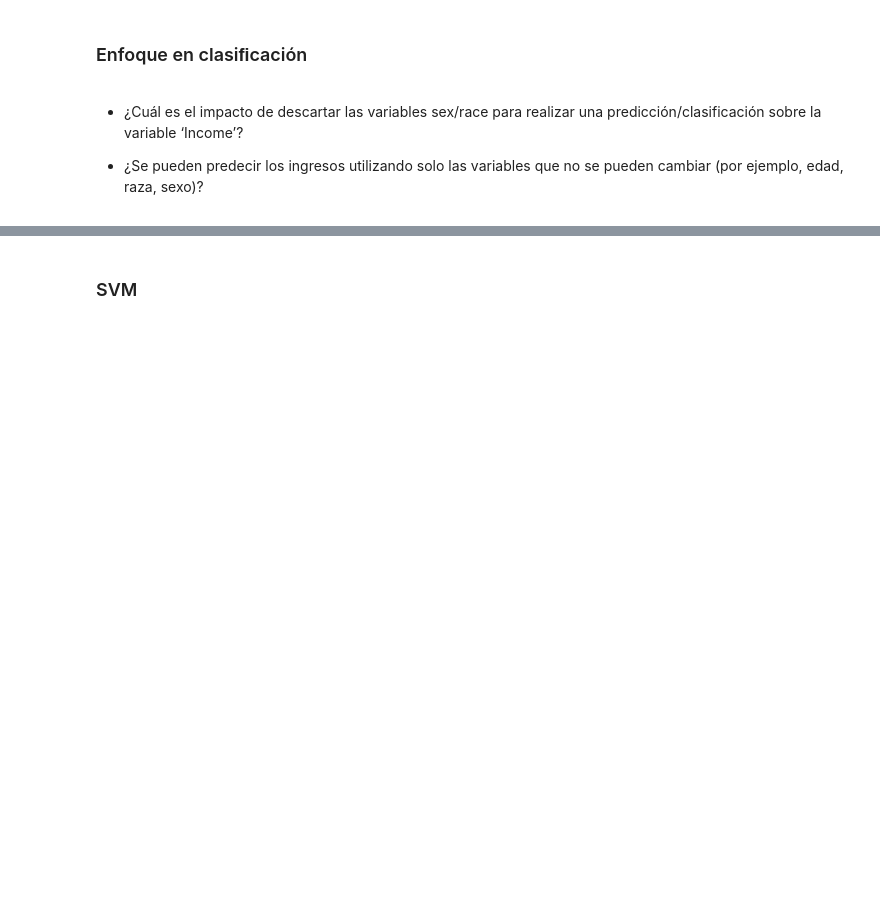
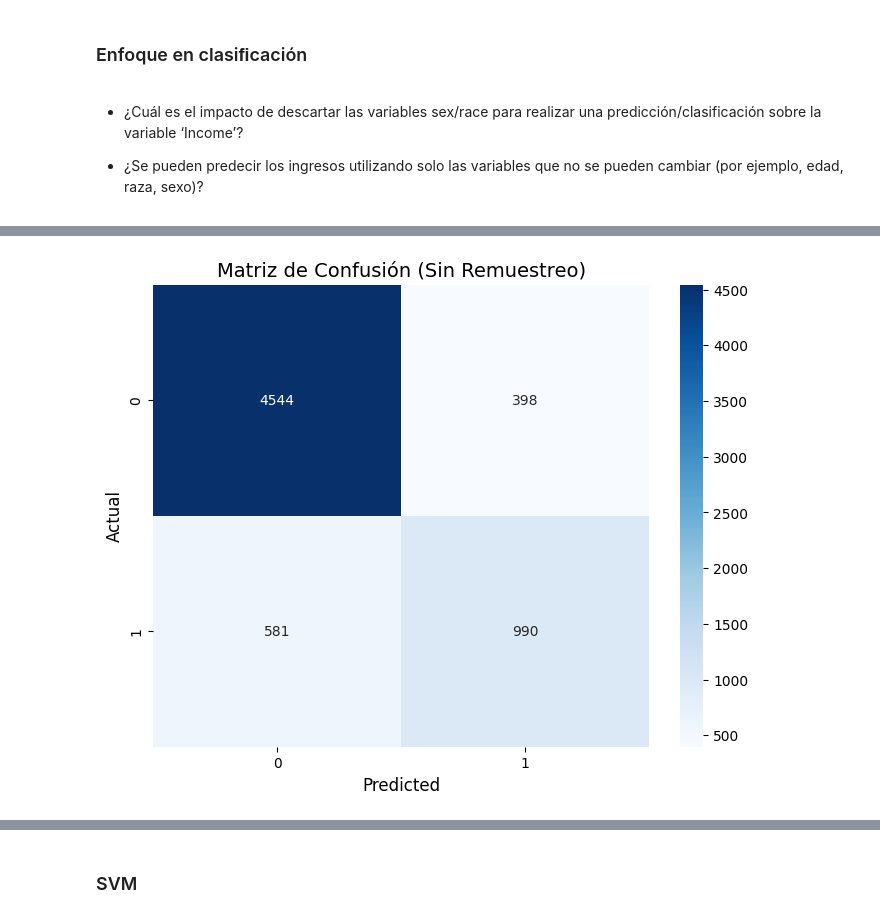
Before and after one commit to BnjmnNicholas/Proyecto_mineria_cc5205, a Jupyter notebook: Reporte_Hito_3.ipynb, the cells around one changed output, grey strips where cells are left out. Saved outputs shown, nothing was run; the diff lists cells and outputs as text; code cells hidden in the pictures; blank space fills up the shorter version.

Commit message:
update random forest

```diff
--- a/Reporte_Hito_3.ipynb
+++ b/Reporte_Hito_3.ipynb
@@ -572,0 +579,29 @@ Las preguntas planteadas a continuación se separan en dos partes, las primeras
+# %%
+from sklearn.ensemble import RandomForestClassifier
+from imblearn.over_sampling import RandomOverSampler
+from imblearn.under_sampling import RandomUnderSampler
+
+# Random Forest sin remuestreo
+rf_model = RandomForestClassifier(n_estimators=100, random_state=42)
+rf_model.fit(X_train, y_train)
+y_pred_rf = rf_model.predict(X_test)
+print("Random Forest sin remuestreo:")
+print(classification_report(y_test, y_pred_rf))
+
+# Oversampling
+ros = RandomOverSampler(random_state=42)
+X_train_over, y_train_over = ros.fit_resample(X_train, y_train)
+rf_model_over = RandomForestClassifier(n_estimators=100, random_state=42)
+rf_model_over.fit(X_train_over, y_train_over)
+y_pred_over = rf_model_over.predict(X_test)
+print("\nRandom Forest con oversampling:")
+print(classification_report(y_test, y_pred_over))
+
+# Subsampling
+rus = RandomUnderSampler(random_state=42)
+X_train_under, y_train_under = rus.fit_resample(X_train, y_train)
+rf_model_under = RandomForestClassifier(n_estimators=100, random_state=42)
+rf_model_under.fit(X_train_under, y_train_under)
+y_pred_under = rf_model_under.predict(X_test)
+print("\nRandom Forest con subsampling:")
+print(classification_report(y_test, y_pred_under))
@@ -572,0 +626,11 @@ Las preguntas planteadas a continuación se separan en dos partes, las primeras
+# %%
+# Matriz de confusión para Random Forest sin remuestreo
+cm_no_resampling = confusion_matrix(y_test, y_pred_rf)
+fig, ax = plt.subplots(figsize=(8, 6))
+sns.heatmap(cm_no_resampling, annot=True, fmt="d", ax=ax, cmap="Blues")
+ax.set_xlabel("Predicted", fontsize=12)
+ax.set_ylabel("Actual", fontsize=12)
+ax.set_title("Matriz de Confusión (Sin Remuestreo)", fontsize=14)
+plt.show()
+# %% [output]
+[figure, added]
```
Also changed, not shown: parts of 16 cells of this notebook.
